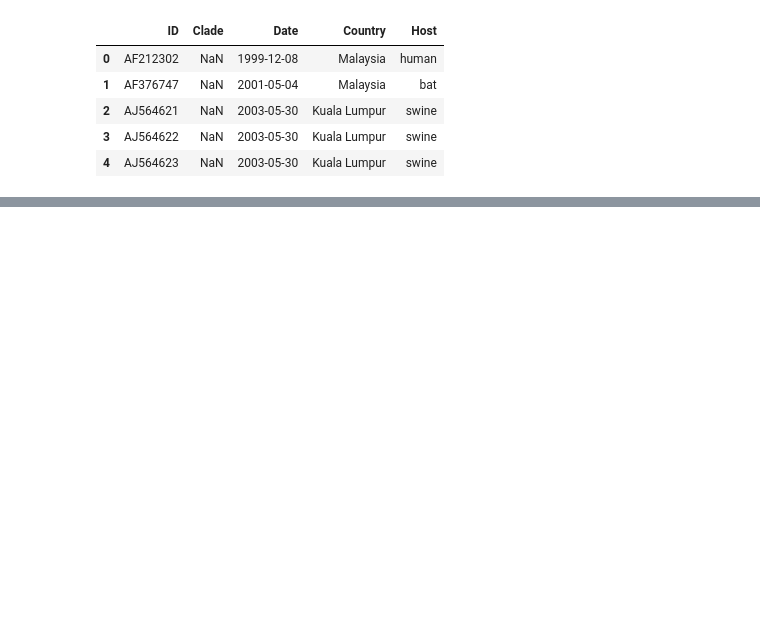
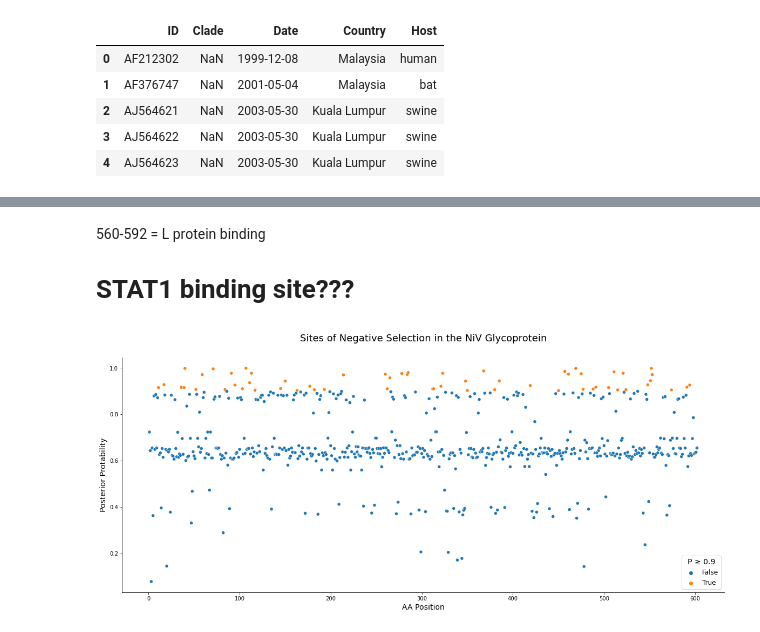
Before and after one commit to sanju99/niv_evo, a Jupyter notebook: evo_selection.ipynb, the cells around one changed output, grey strips where cells are left out. Cells and saved outputs as stored; diff of their text form; code cells hidden in the pictures; blank space fills up the shorter version.

```diff
--- a/evo_selection.ipynb
+++ b/evo_selection.ipynb
@@ -231,0 +346,24 @@ print(P_summary["421"].unique())
+# %% [markdown]
+560-592 = L protein binding
+
+# STAT1 binding site???
+# %%
+# G_fubar.columns = ["Site", "Partitions", "a", "b", "b-a", "P(a>b)", "P(a<b)", "Bayes_Factor(a<b)"]
+
+G_fubar = pd.read_csv("hyphy/FUBAR/G_sites.csv")
+
+# boolean variables for significant
+G_fubar["sig_negative"] = (G_fubar["P(a>b)"] >= 0.9)
+G_fubar["sig_positive"] = (G_fubar["P(a<b)"] >= 0.9)
+
+fig, ax = plt.subplots(1, 1, figsize=(20, 8))
+sns.scatterplot(data=G_fubar, x="Site", y="P(a>b)", hue="sig_negative", ax=ax)
+
+ax.set_title("Sites of Negative Selection in the NiV Glycoprotein", fontsize=18, pad=30)
+plt.xlabel("AA Position", fontsize=14)
+plt.ylabel("Posterior Protability", fontsize=14)
+plt.legend(title="P ≥ 0.9", title_fontsize=14, fontsize=12)
+sns.despine()
+plt.savefig("hyphy/FUBAR/G_neg.png", dpi=250)
+# %% [output]
+[figure, added]
```
Also changed, not shown: parts of 32 cells of this notebook, 41 other files.
